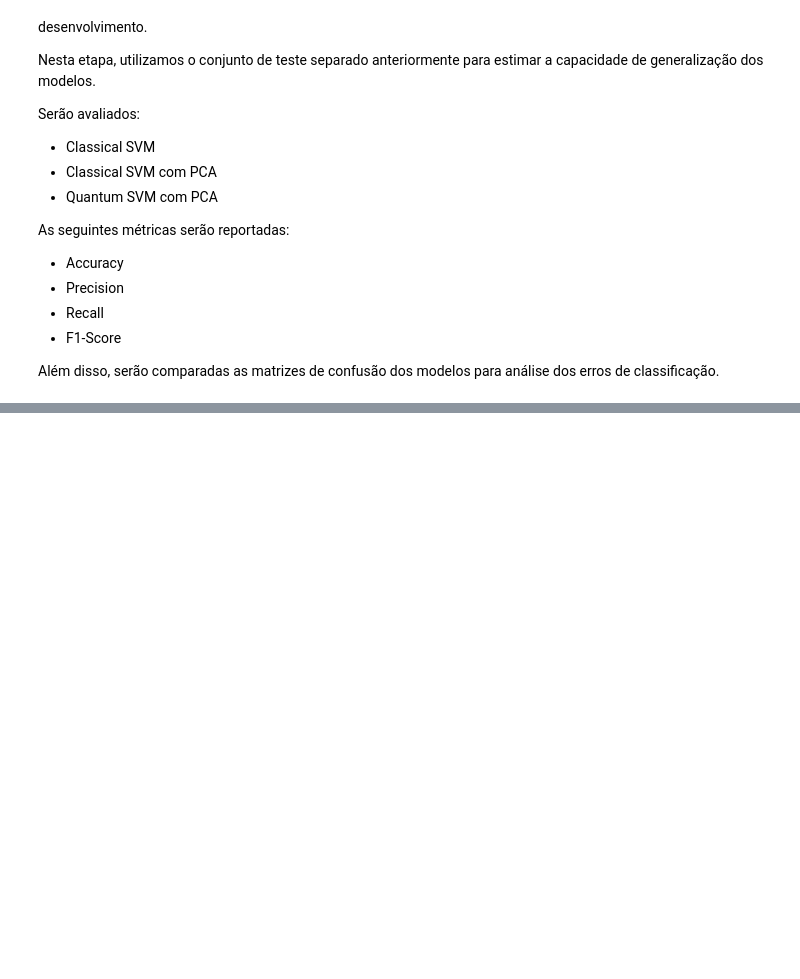
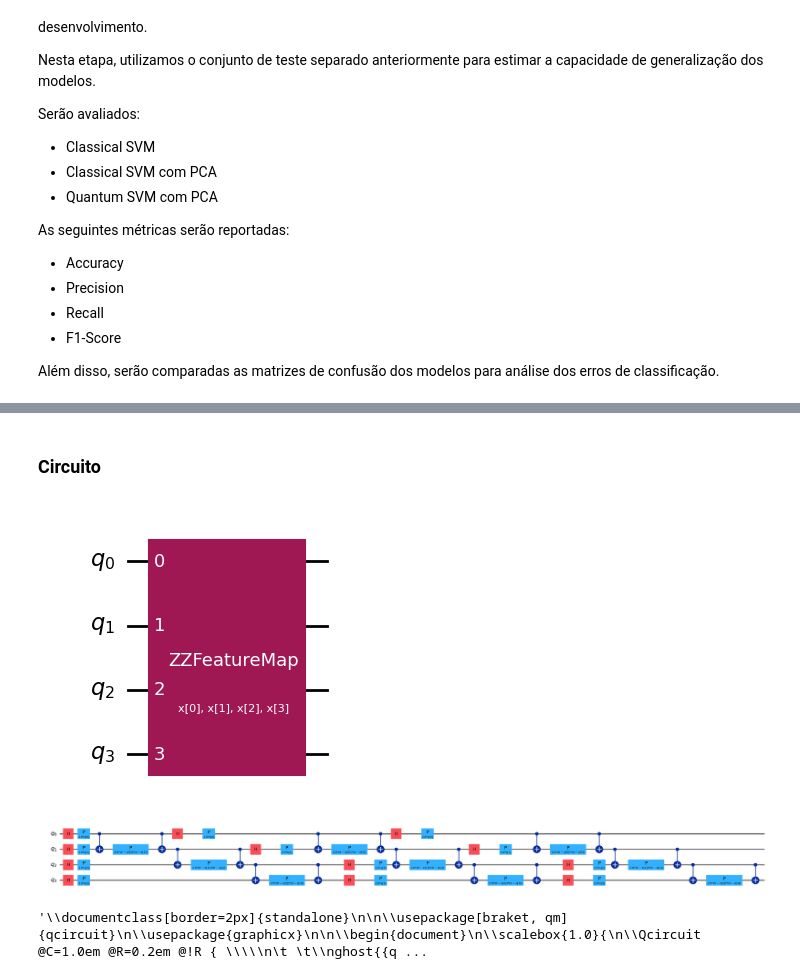
Before and after one commit to jodafons/pee-886-2026-01, a Jupyter notebook: notebooks/ellizeu_sena/qsvm_breast_cancer.ipynb, the cells around one changed output, grey strips where cells are left out. Saved outputs shown, nothing was run; the diff lists cells and outputs as text; code cells hidden in the pictures; blank space fills up the shorter version.

```diff
--- a/notebooks/ellizeu_sena/qsvm_breast_cancer.ipynb
+++ b/notebooks/ellizeu_sena/qsvm_breast_cancer.ipynb
@@ -496,0 +593,55 @@ TypeError: __init__() missing 1 required positional argument: 'num_features'
+# %% [markdown]
+### Circuito
+# %%
+from qml.ellizeu_sena.visualization import draw_quantum_feature_map
+import os
+
+model = QuantumSVM.load(
+    os.path.join(
+        DATA_PATH,
+        "models",
+        "quantum_svm_with_pca.joblib",
+    )
+)
+
+feature_map = model.get_feature_map()
+
+draw_quantum_feature_map(
+    feature_map,
+    output_path=os.path.join(
+        DATA_PATH,
+        "plots",
+        "quantum_feature_map.pdf",
+    ),
+)
+# %% [output]
+[figure, added]
+# %%
+feature_map = model.get_feature_map()
+
+fig = feature_map.decompose().draw(
+    output="mpl",
+    fold=-1,
+)
+
+fig.savefig(
+    os.path.join(
+        DATA_PATH,
+        "plots",
+        "quantum_feature_map.pdf",
+    ),
+    bbox_inches="tight",
+)
+
+fig
+# %% [output]
+[figure, added]
+# %%
+feature_map = model.get_feature_map()
+
+feature_map.decompose().draw(
+    output="latex_source",
+    fold=-1,
+)
+# %% [output]
+'\\documentclass[border=2px]{standalone}\n\n\\usepackage[braket, qm]{qcircuit}\n\\usepackage{graphicx}\n\n\\begin{document}\n\\scalebox{1.0}{\n\\Qcircuit @C=1.0em @R=0.2em @!R { \\\\\n\t \t\\nghost{{q ...
```
Also changed, not shown: parts of 10 cells of this notebook, 3 other files.
